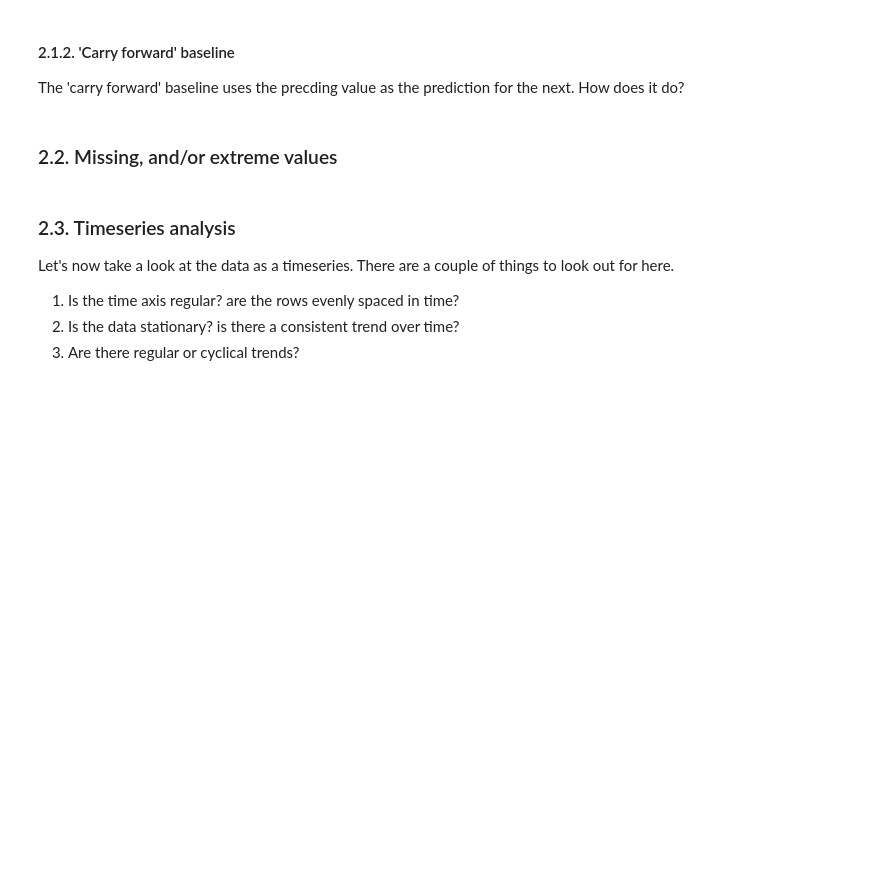
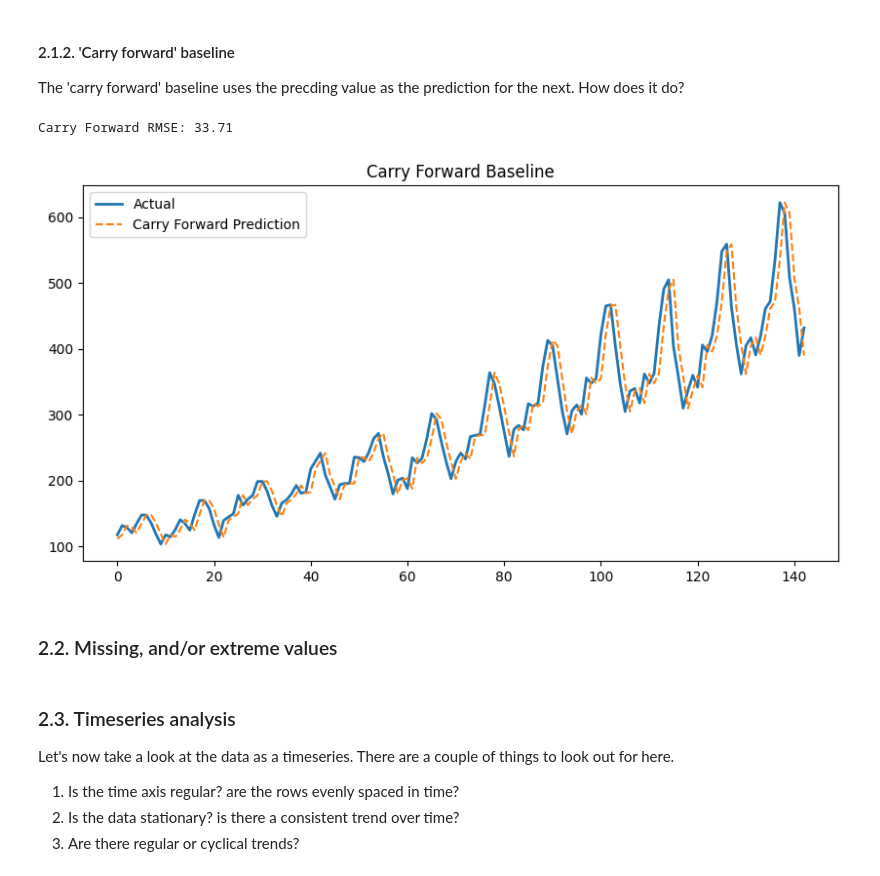
Before and after one commit to 4GeeksAcademy/Jack-Porter-time-series-project, a Jupyter notebook: notebooks/mvp.ipynb, the cells around one changed output. Drawn from its saved outputs; the diff is of its cells as text; code cells hidden in the pictures; blank space fills up the shorter version.

```diff
--- a/notebooks/mvp.ipynb
+++ b/notebooks/mvp.ipynb
@@ -87,3 +110,28 @@ The 'carry forward' baseline uses the precding value as the prediction for the n
+# %%
+# Your code here - hint try making a copy of the data and shifting it by one point.
+# Make a copy of the data
+data_copy = timeseries_df.copy()
+
+# Create a new column where each value is the previous value of 'dependent_var'
+data_copy['prediction'] = data_copy['dependent_var'].shift(1)
+
+# Drop the first row (it will have NaN in prediction)
+data_copy.dropna(inplace=True)
+
+# Evaluate the carry forward model using RMSE
+rmse_cf = sqrt(mean_squared_error(data_copy['dependent_var'], data_copy['prediction']))
+print(f"Carry Forward RMSE: {rmse_cf:.2f}")
+
+# Optional: Plot actual vs predicted
+plt.figure(figsize=(10, 5))
+plt.plot(data_copy['dependent_var'].values, label='Actual', linewidth=2)
+plt.plot(data_copy['prediction'].values, label='Carry Forward Prediction', linestyle='--')
+plt.title("Carry Forward Baseline")
+plt.legend()
+plt.show()
+# %% [output]
+Carry Forward RMSE: 33.71
+[figure, added]
 # %% [markdown]
 ### 2.2. Missing, and/or extreme values
 # %%
```
Also changed, not shown: parts of 3 cells of this notebook.
